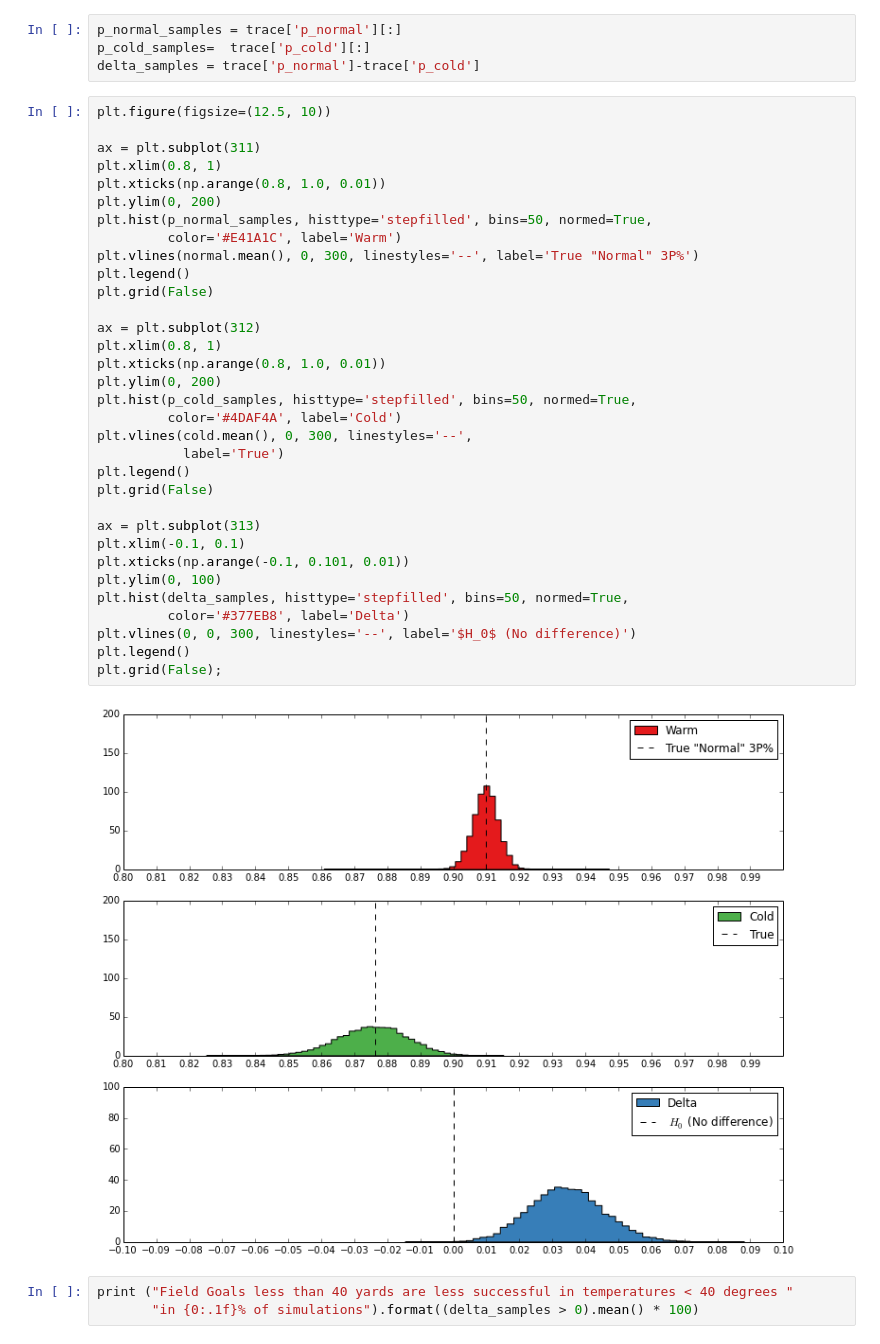
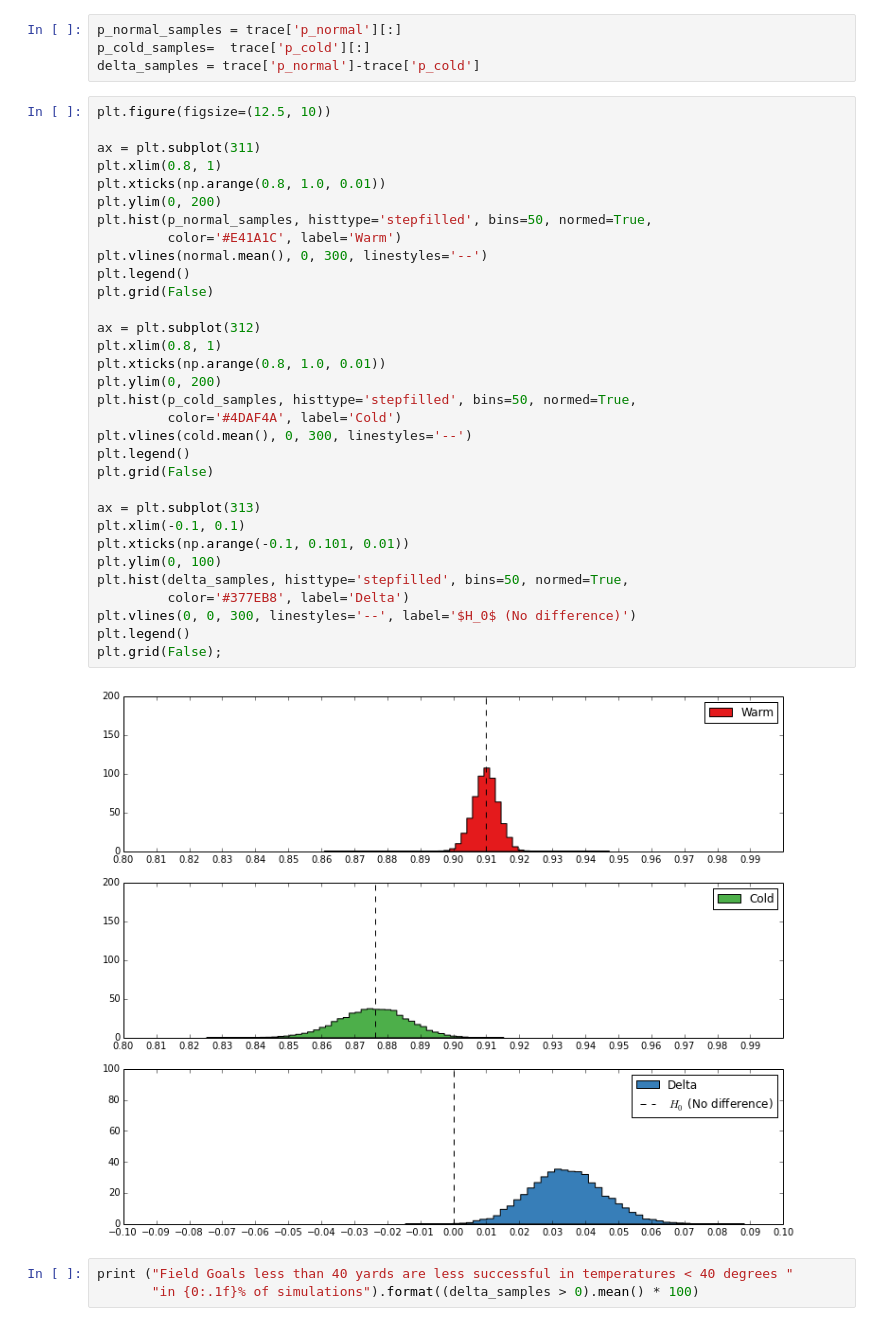
Before and after one commit to jgbos/IPython-Notebooks, a Jupyter notebook: Cold Weather FG.ipynb, the cells around one changed output. Drawn from its saved outputs; the diff is of its cells as text.

```diff
--- a/Cold Weather FG.ipynb
+++ b/Cold Weather FG.ipynb
@@ -82,37 +82,36 @@ delta_samples = trace['p_normal']-trace['p_cold']
 plt.figure(figsize=(12.5, 10))
 
 ax = plt.subplot(311)
 plt.xlim(0.8, 1)
 plt.xticks(np.arange(0.8, 1.0, 0.01))
 plt.ylim(0, 200)
 plt.hist(p_normal_samples, histtype='stepfilled', bins=50, normed=True,
          color='#E41A1C', label='Warm')
-plt.vlines(normal.mean(), 0, 300, linestyles='--', label='True "Normal" 3P%')
+plt.vlines(normal.mean(), 0, 300, linestyles='--')
 plt.legend()
 plt.grid(False)
 
 ax = plt.subplot(312)
 plt.xlim(0.8, 1)
 plt.xticks(np.arange(0.8, 1.0, 0.01))
 plt.ylim(0, 200)
 plt.hist(p_cold_samples, histtype='stepfilled', bins=50, normed=True,
          color='#4DAF4A', label='Cold')
-plt.vlines(cold.mean(), 0, 300, linestyles='--',
-           label='True')
+plt.vlines(cold.mean(), 0, 300, linestyles='--')
 plt.legend()
 plt.grid(False)
 
 ax = plt.subplot(313)
 plt.xlim(-0.1, 0.1)
 plt.xticks(np.arange(-0.1, 0.101, 0.01))
 plt.ylim(0, 100)
 plt.hist(delta_samples, histtype='stepfilled', bins=50, normed=True,
          color='#377EB8', label='Delta')
 plt.vlines(0, 0, 300, linestyles='--', label='$H_0$ (No difference)')
 plt.legend()
 plt.grid(False);
 # %% [output]
-[figure, old version]
+[figure, new version]
 # %%
 print ("Field Goals less than 40 yards are less successful in temperatures < 40 degrees "
        "in {0:.1f}% of simulations").format((delta_samples > 0).mean() * 100)
```
Also changed, not shown: parts of 1 cell of this notebook.
